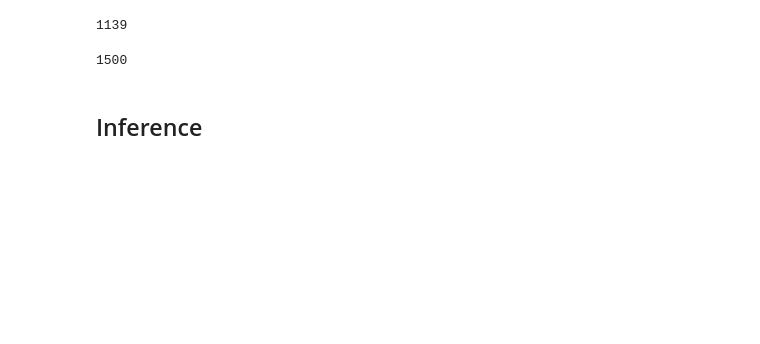
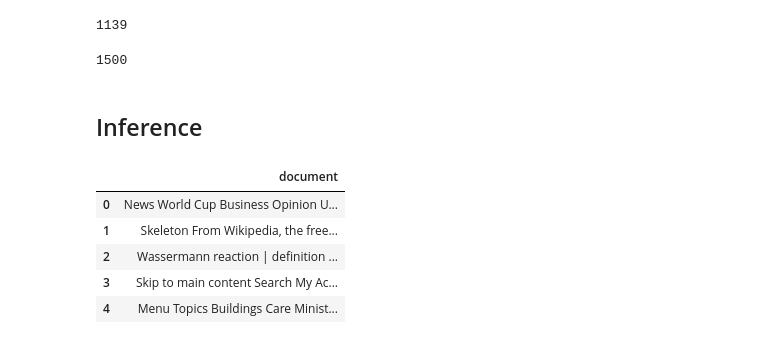
Before and after one commit to aryanvakharia/MP3.2_private, a Jupyter notebook: mp3_finetuning.ipynb, the cells around one changed output. Saved outputs shown, nothing was run; the diff lists cells and outputs as text; code cells hidden in the pictures; blank space fills up the shorter version.

```diff
--- a/mp3_finetuning.ipynb
+++ b/mp3_finetuning.ipynb
@@ -205,8 +205,15 @@ len(labels)
 # %% [markdown]
 ## Inference
 # %%
-df_test = pd.read_csv(f"{MAIN_DIR}/test_data.csv")
+df_test = pd.read_csv(f"{MAIN_DIR}/metamia/test_data.csv")
 df_test.head()
+# %% [output]
+|  | document |
+| 0 | News World Cup Business Opinion U... |
+| 1 | Skeleton From Wikipedia, the free... |
+| 2 | Wassermann reaction | definition ... |
+| 3 | Skip to main content Search My Ac... |
+| 4 | Menu Topics Buildings Care Minist... |
 # %%
 texts_test = df_test['document'].values
 # %%
```
Also changed, not shown: parts of 5 cells of this notebook.
